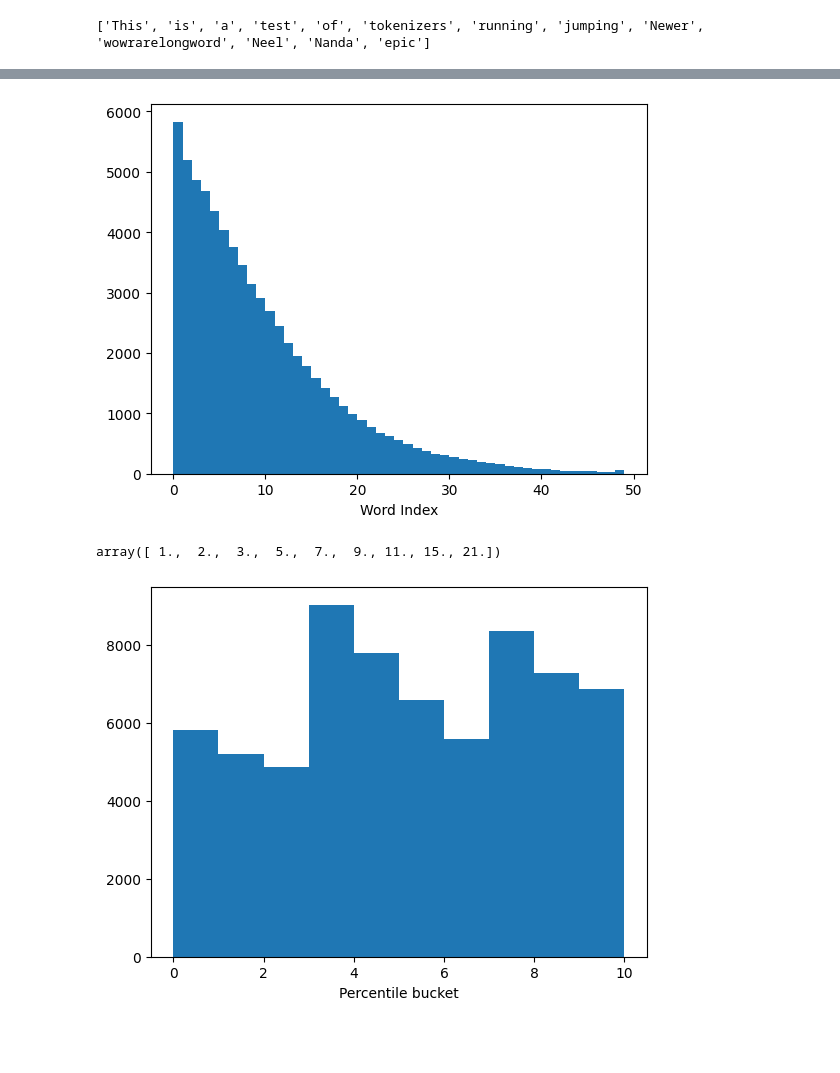
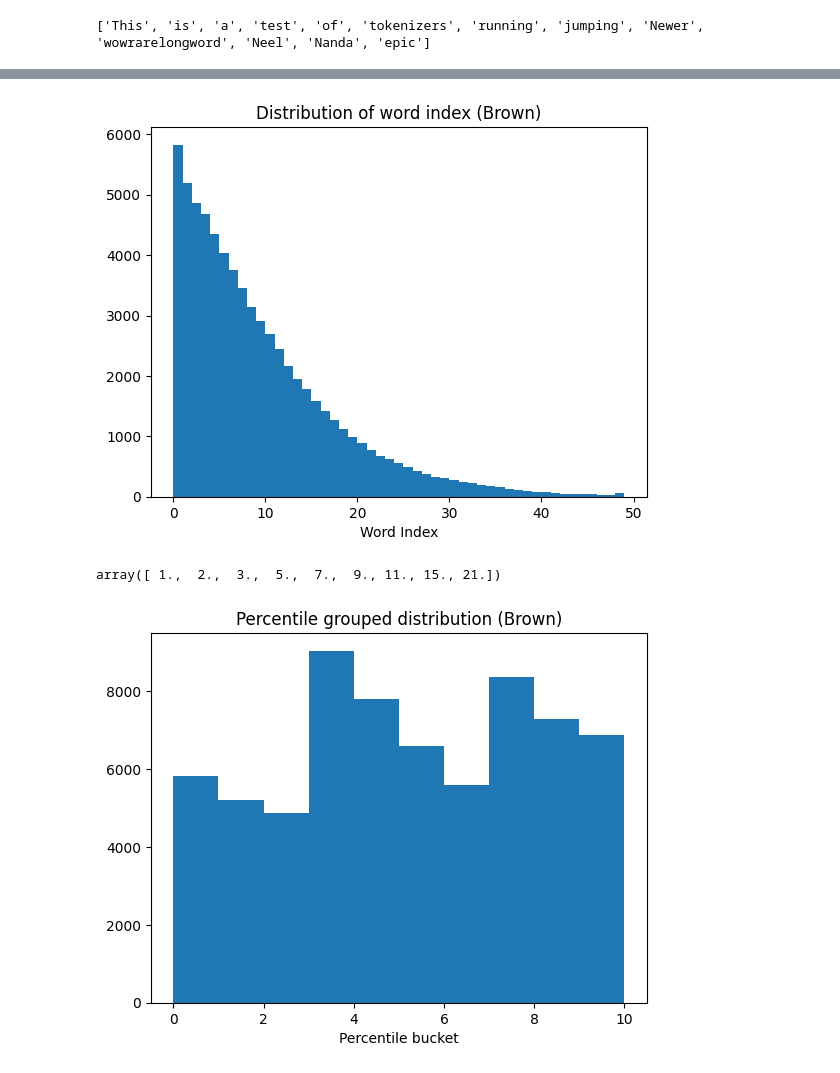
Before and after one commit to icemoon97/emergent-positional-embeddings, a Jupyter notebook: tokens.ipynb, the cells around one changed output, grey strips where cells are left out. Saved outputs shown, nothing was run; the diff lists cells and outputs as text; code cells hidden in the pictures; blank space fills up the shorter version.

```diff
--- a/tokens.ipynb
+++ b/tokens.ipynb
@@ -179,19 +180,23 @@ plt.show()
 # %%
 plt.hist(word_idx, range(50))
 plt.xlabel("Word Index")
+plt.title("Distribution of word index (Brown)")
 plt.show()
 # %% [output]
-[figure, old version]
+[figure, new version]
-# %%
-# quintiles = np.percentile(word_idx, [20, 40, 60, 80])
-quintiles = np.percentile(word_idx, [10, 20, 30, 40, 50, 60, 70, 80, 90])
-quintiles
-# %% [output]
-array([ 1.,  2.,  3.,  5.,  7.,  9., 11., 15., 21.])
+# %%
+N_BUCKETS = 10
+percentile_buckets = [(100 // N_BUCKETS) * i for i in range(1, N_BUCKETS)]
+cutoffs = np.percentile(word_idx, percentile_buckets)
+q_binned = np.searchsorted(cutoffs, word_idx, side='right')
+
+cutoffs
+# %% [output]
+array([ 1.,  2.,  3.,  5.,  7.,  9., 11., 15., 21.])
 # %%
-q_binned = np.searchsorted(quintiles, word_idx, side='right')
-plt.hist(q_binned, range(11))
+plt.hist(q_binned, range(N_BUCKETS+1))
 plt.xlabel("Percentile bucket")
+plt.title("Percentile grouped distribution (Brown)")
 plt.show()
 # %% [output]
-[figure, old version]
+[figure, new version]
```
Also changed, not shown: parts of 1 cell of this notebook, 7 other files.
